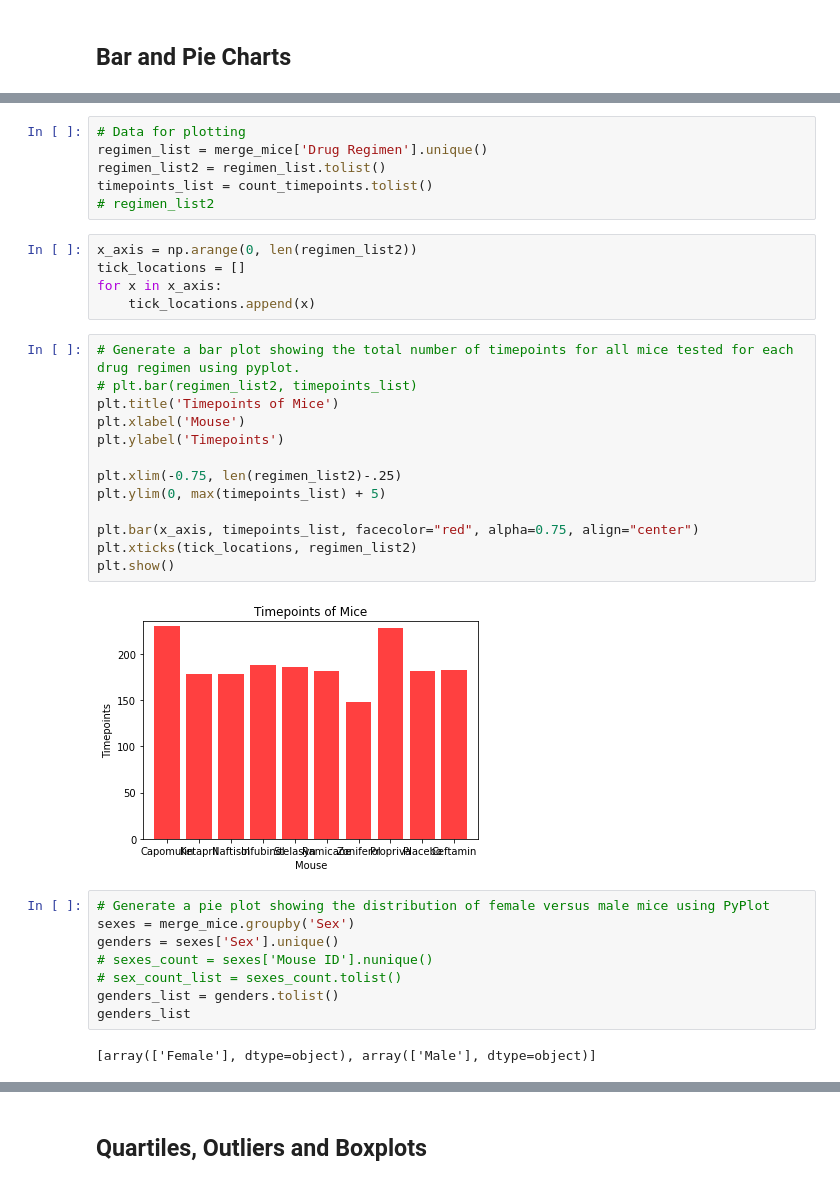
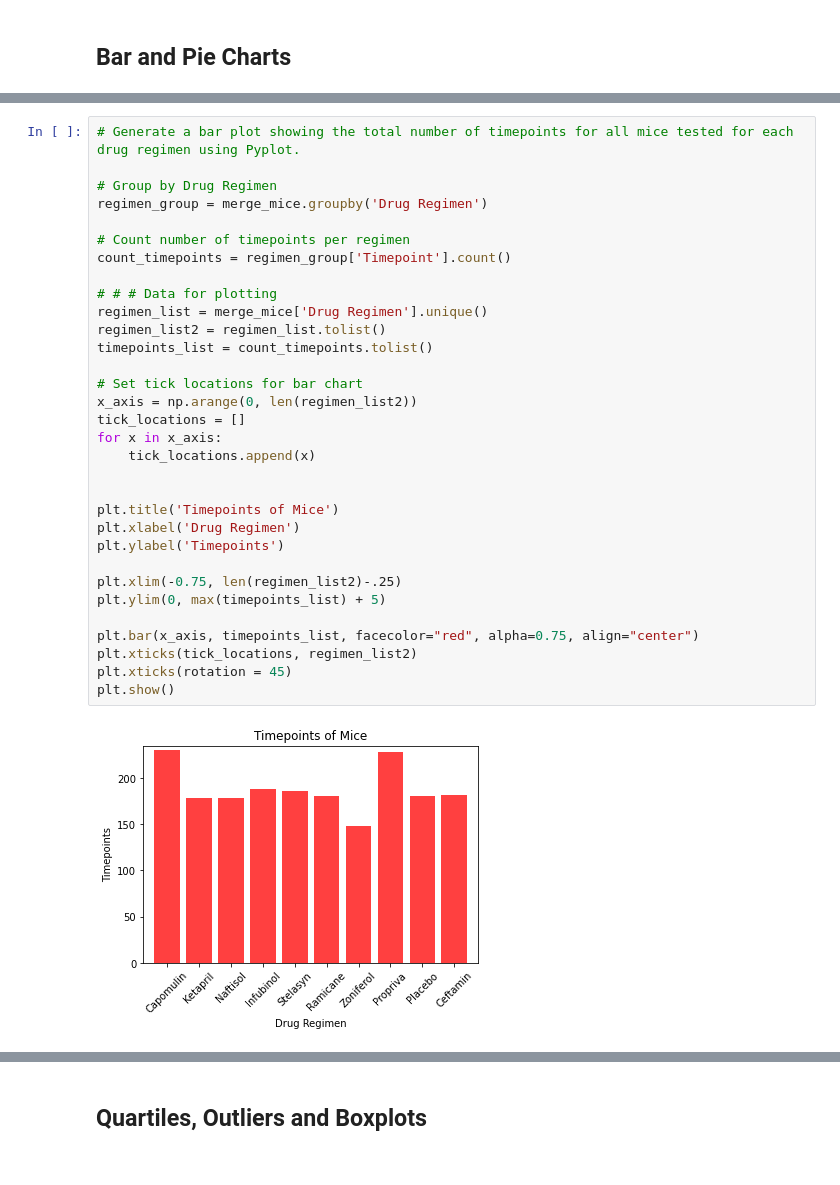
Before and after one commit to jhurley684/05-matplotlib-Pymaceuticals, a Jupyter notebook: Instructions/Pymaceuticals/pymaceuticals_starter.ipynb, the cells around one changed output, grey strips where cells are left out. Drawn from its saved outputs; the diff is of its cells as text.

Commit message:
Up to scatter plots

```diff
--- a/Instructions/Pymaceuticals/pymaceuticals_starter.ipynb
+++ b/Instructions/Pymaceuticals/pymaceuticals_starter.ipynb
@@ -144,36 +143,34 @@ count_timepoints = regimen_group['Timepoint'].count()
-# %%
-# Data for plotting
-regimen_list = merge_mice['Drug Regimen'].unique()
-regimen_list2 = regimen_list.tolist()
-timepoints_list = count_timepoints.tolist()
-# regimen_list2
-# %%
-x_axis = np.arange(0, len(regimen_list2))
-tick_locations = []
-for x in x_axis:
-    tick_locations.append(x)
 # %%
-# Generate a bar plot showing the total number of timepoints for all mice tested for each drug regimen using pyplot.
-# plt.bar(regimen_list2, timepoints_list)
+# Generate a bar plot showing the total number of timepoints for all mice tested for each drug regimen using Pyplot.
+
+# Group by Drug Regimen
+regimen_group = merge_mice.groupby('Drug Regimen')
+
+# Count number of timepoints per regimen
+count_timepoints = regimen_group['Timepoint'].count()
+
+# # # Data for plotting
+regimen_list = merge_mice['Drug Regimen'].unique()
+regimen_list2 = regimen_list.tolist()
+timepoints_list = count_timepoints.tolist()
+
+# Set tick locations for bar chart
+x_axis = np.arange(0, len(regimen_list2))
+tick_locations = []
+for x in x_axis:
+    tick_locations.append(x)
+
+
 plt.title('Timepoints of Mice')
-plt.xlabel('Mouse')
+plt.xlabel('Drug Regimen')
 plt.ylabel('Timepoints')
 
 plt.xlim(-0.75, len(regimen_list2)-.25)
 plt.ylim(0, max(timepoints_list) + 5)
 
 plt.bar(x_axis, timepoints_list, facecolor="red", alpha=0.75, align="center")
 plt.xticks(tick_locations, regimen_list2)
+plt.xticks(rotation = 45)
 plt.show()
 # %% [output]
-[figure, old version]
+[figure, new version]
-# %%
-# Generate a pie plot showing the distribution of female versus male mice using PyPlot
-sexes = merge_mice.groupby('Sex')
-genders = sexes['Sex'].unique()
-# sexes_count = sexes['Mouse ID'].nunique()
-# sex_count_list = sexes_count.tolist()
-genders_list = genders.tolist()
-genders_list
-# %% [output]
-[array(['Female'], dtype=object), array(['Male'], dtype=object)]
```
Also changed, not shown: parts of 7 cells of this notebook.
